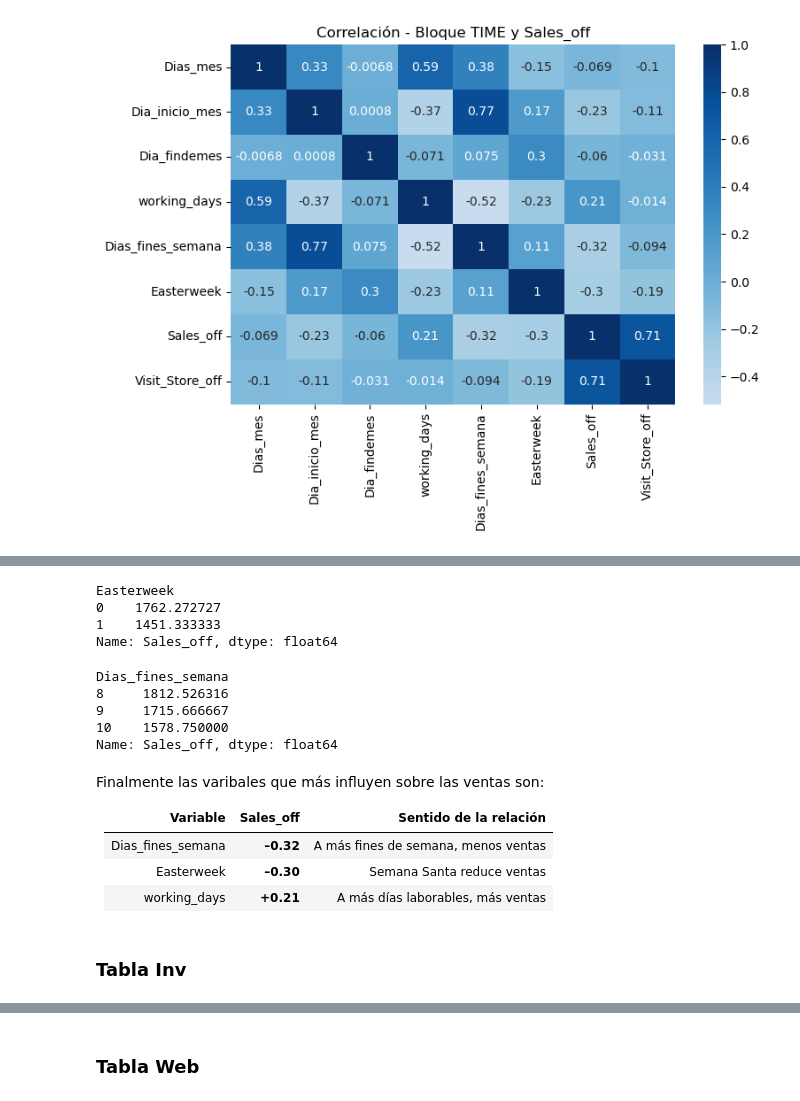
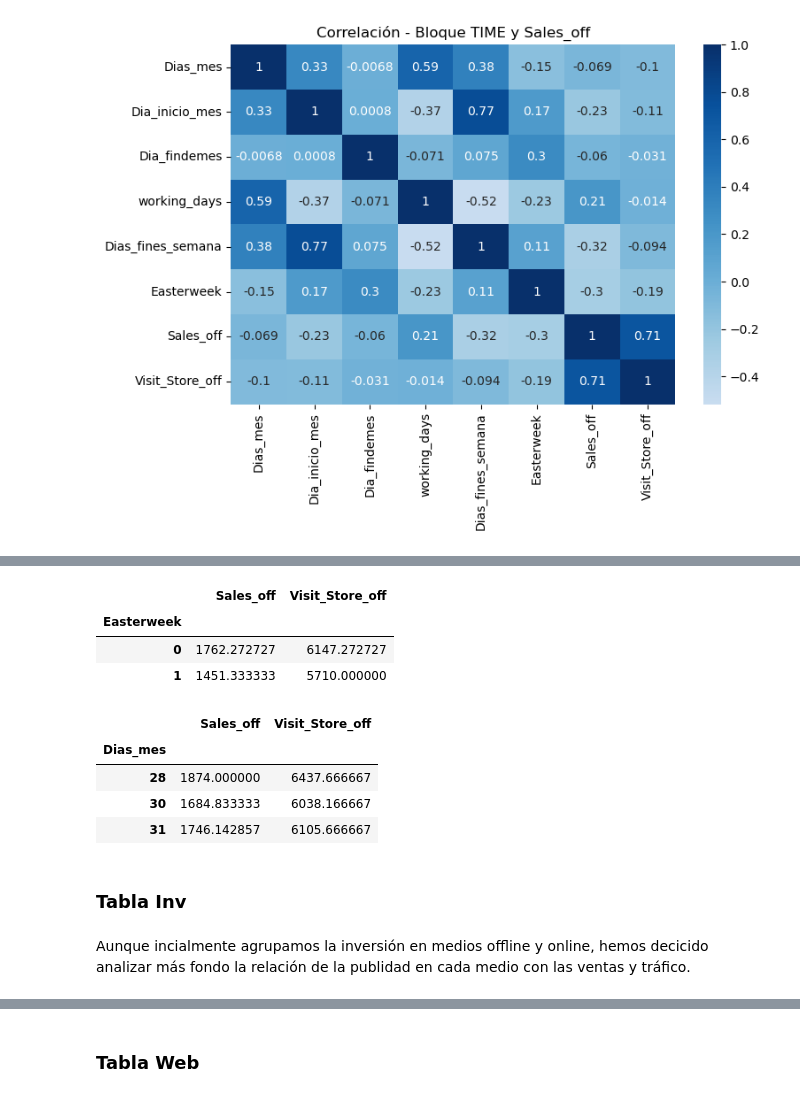
Before and after one commit to martinagg7/ia_MMM, a Jupyter notebook: notebooks/02_MMM.ipynb, the cells around one changed output, grey strips where cells are left out. Drawn from its saved outputs; the diff is of its cells as text; code cells hidden in the pictures.

```diff
--- a/notebooks/02_MMM.ipynb
+++ b/notebooks/02_MMM.ipynb
@@ -128,28 +134,22 @@ plt.show()
 # %%
-df_merge.groupby('Easterweek')['Sales_off'].mean()
+df_merge.groupby('Easterweek')[['Sales_off','Visit_Store_off']].mean()
 # %% [output]
-Easterweek
-0    1762.272727
-1    1451.333333
-Name: Sales_off, dtype: float64
+|  | Sales_off | Visit_Store_off |
+| Easterweek |  |  |
+| 0 | 1762.272727 | 6147.272727 |
+| 1 | 1451.333333 | 5710.000000 |
 # %%
-df_merge.groupby('Dias_fines_semana')['Sales_off'].mean()
+df_merge.groupby('Dias_mes')[['Sales_off','Visit_Store_off']].mean()
 # %% [output]
-Dias_fines_semana
-8     1812.526316
-9     1715.666667
-10    1578.750000
-Name: Sales_off, dtype: float64
+|  | Sales_off | Visit_Store_off |
+| Dias_mes |  |  |
+| 28 | 1874.000000 | 6437.666667 |
+| 30 | 1684.833333 | 6038.166667 |
+| 31 | 1746.142857 | 6105.666667 |
-# %% [markdown]
-Finalmente las varibales que más influyen sobre las ventas son:
-
-| Variable            |  Sales_off | Sentido de la relación                            |
-|---------------------|------------------------------|----------------------------------------------------|
-| Dias_fines_semana | **–0.32**                   | A más fines de semana, menos ventas                |
-| Easterweek        | **–0.30**                   | Semana Santa reduce ventas                         |
-| working_days      | **+0.21**                   | A más días laborables, más ventas                  |
 # %% [markdown]
 ### Tabla Inv
+# %% [markdown]
+Aunque incialmente agrupamos la inversión en medios offline y online, hemos decicido analizar más fondo la relación de la publidad en cada medio con las ventas y tráfico.
 # %%
 cols_inv = [
     'CINE', 'EXTERIOR', 'INTERNET', 'PRENSA', 'PRODUCCION',
```
Also changed, not shown: parts of 22 cells of this notebook, 1 other file.
